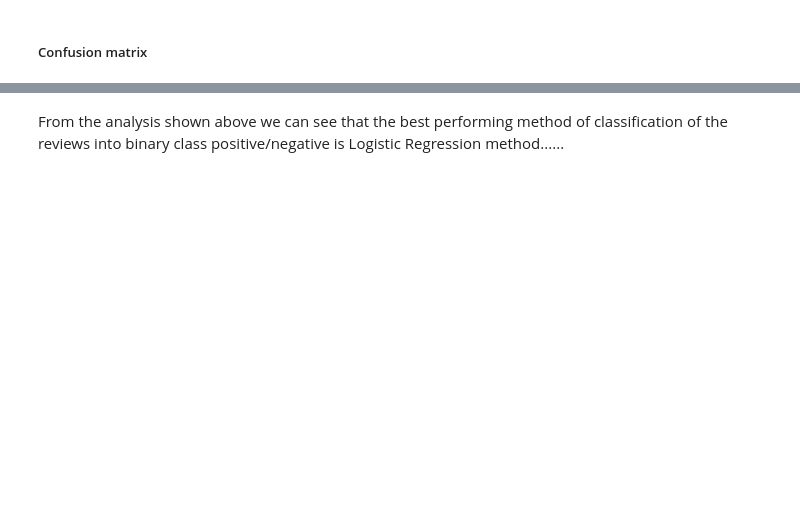
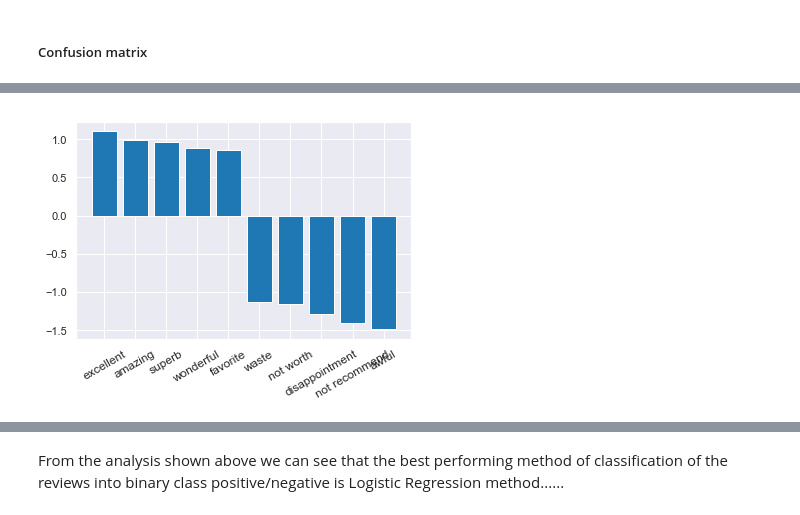
Before and after one commit to SylvainLosey/DMML2019_Team_Orange, a Jupyter notebook: code/2_analysis.ipynb, the cells around one changed output, grey strips where cells are left out. Saved outputs shown, nothing was run; the diff lists cells and outputs as text; code cells hidden in the pictures; blank space fills up the shorter version.

```diff
--- a/code/2_analysis.ipynb
+++ b/code/2_analysis.ipynb
@@ -328,12 +371,14 @@ def graph_interesting_features(interesting_features):
 # %%
 model_features = {
     word: coef for word, coef in zip(
-        count_vector.get_feature_names(), classifier.coef_[0]
+        count_vector.get_feature_names(), best_lr.coef_[0]
     )
 }
 
 interesting_features = get_interesting_features(model_features)
 graph_interesting_features(interesting_features)
+# %% [output]
+[figure, added]
 # %%
 two_gram_features = {key: model_features[key] for key in model_features.keys() if len(key.split(' ')) == 2}
 intersting_features = get_interesting_features(two_gram_features)
```
Also changed, not shown: parts of 56 cells of this notebook, 1 other file.
